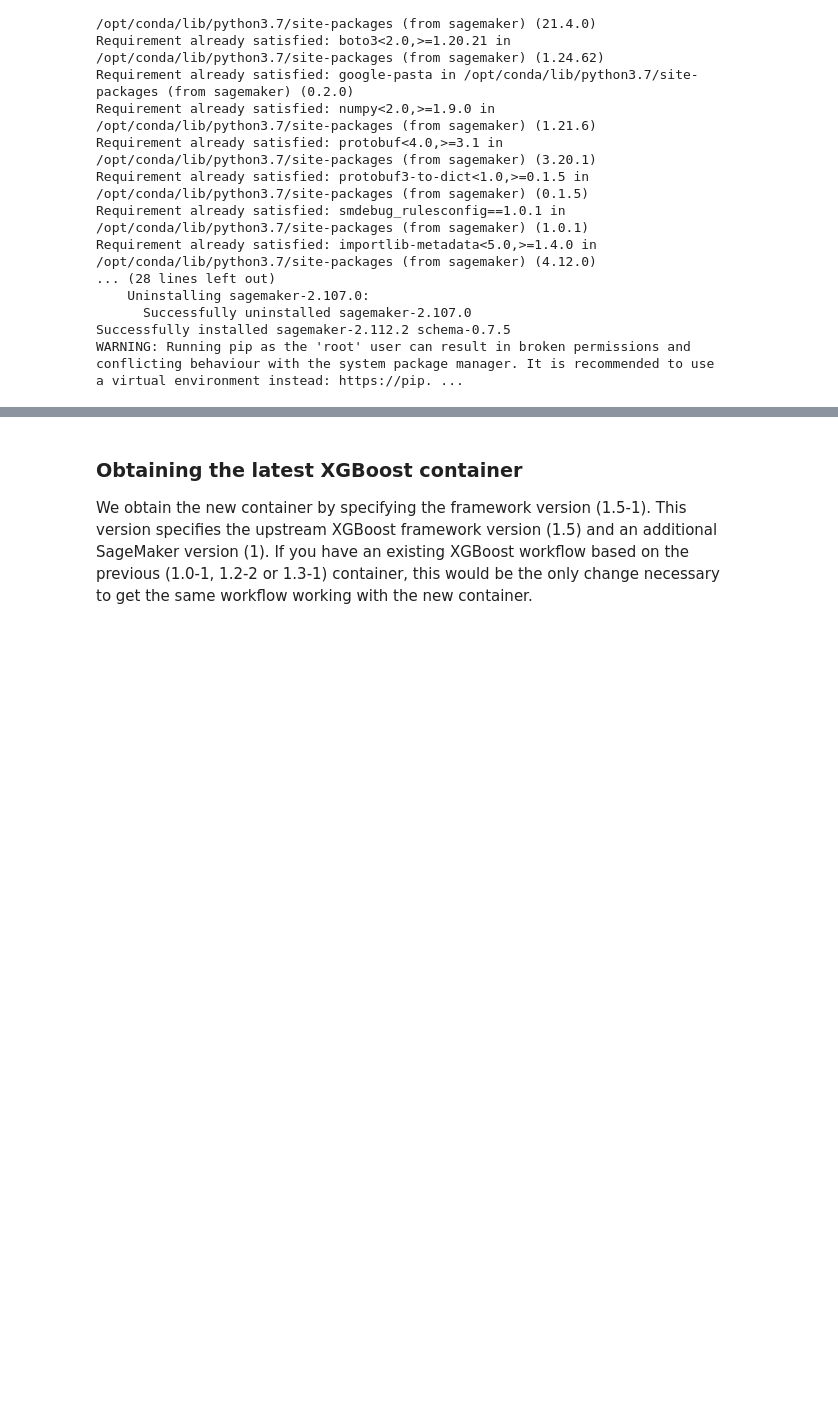
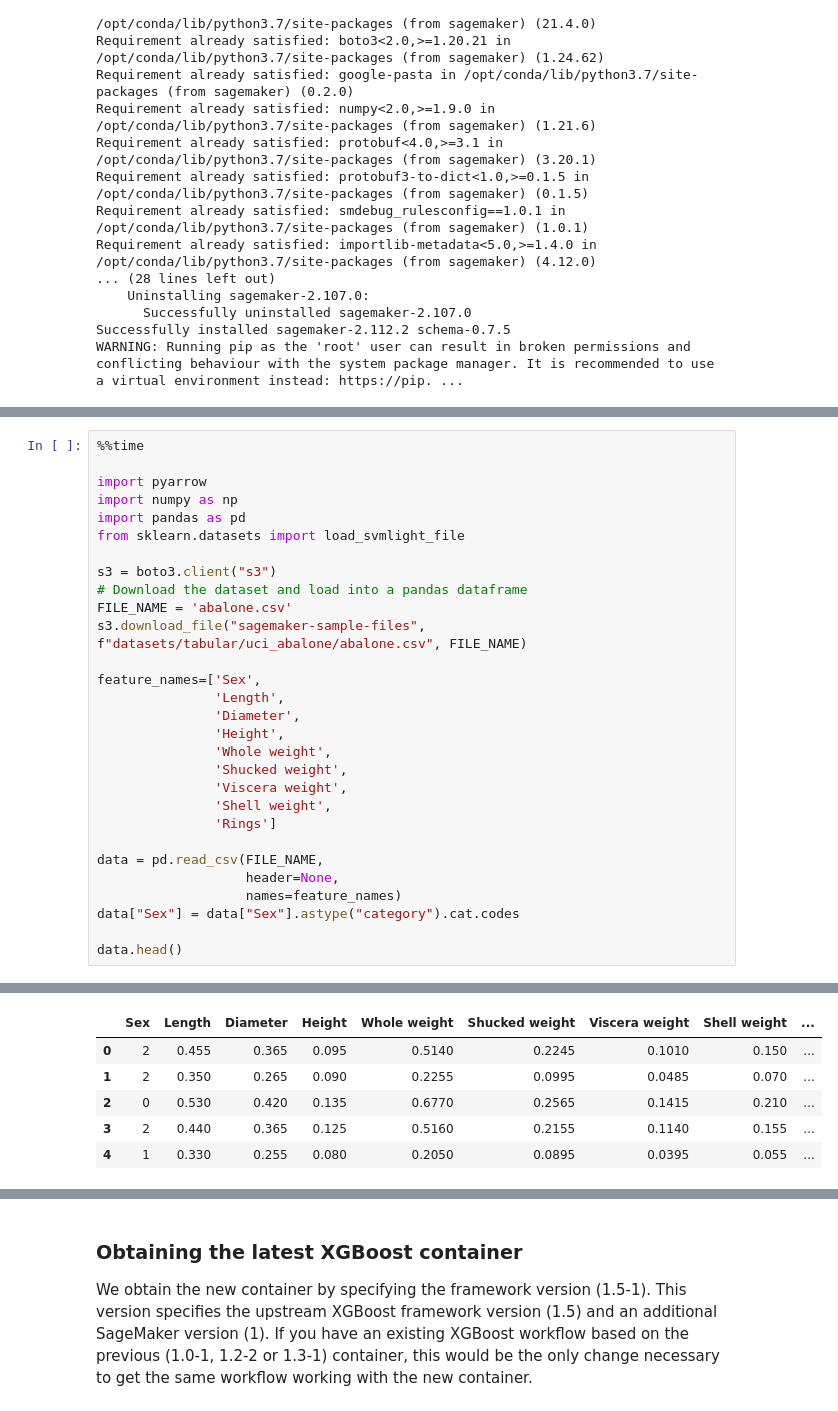
Before and after one commit to SherryXDing/yahoo-sagemaker-training, a Jupyter notebook: xgboost_builtin_distributed/xgboost_managed_spot_training.ipynb, the cells around one changed output, grey strips where cells are left out. Saved outputs shown, nothing was run; the diff lists cells and outputs as text; blank space fills up the shorter version.

```diff
--- a/xgboost_builtin_distributed/xgboost_managed_spot_training.ipynb
+++ b/xgboost_builtin_distributed/xgboost_managed_spot_training.ipynb
@@ -66,0 +54,30 @@ Wall time: 1.04 s
+# %%
+%%time
+
+import pyarrow
+import numpy as np
+import pandas as pd
+from sklearn.datasets import load_svmlight_file
+
+s3 = boto3.client("s3")
+# Download the dataset and load into a pandas dataframe
+FILE_NAME = 'abalone.csv'
+s3.download_file("sagemaker-sample-files", f"datasets/tabular/uci_abalone/abalone.csv", FILE_NAME)
+
+feature_names=['Sex',
+               'Length',
+               'Diameter',
+               'Height',
+               'Whole weight',
+               'Shucked weight',
+               'Viscera weight',
+               'Shell weight',
+               'Rings']
+
+data = pd.read_csv(FILE_NAME,
+                   header=None,
+                   names=feature_names)
+data["Sex"] = data["Sex"].astype("category").cat.codes
+
+data.head()
+# %% [output]
@@ -66,0 +86,6 @@ Wall time: 1.04 s
+|  | Sex | Length | Diameter | Height | Whole weight | Shucked weight | Viscera weight | Shell weight | ... |
+| 0 | 2 | 0.455 | 0.365 | 0.095 | 0.5140 | 0.2245 | 0.1010 | 0.150 | ... |
+| 1 | 2 | 0.350 | 0.265 | 0.090 | 0.2255 | 0.0995 | 0.0485 | 0.070 | ... |
+| 2 | 0 | 0.530 | 0.420 | 0.135 | 0.6770 | 0.2565 | 0.1415 | 0.210 | ... |
+| 3 | 2 | 0.440 | 0.365 | 0.125 | 0.5160 | 0.2155 | 0.1140 | 0.155 | ... |
+| 4 | 1 | 0.330 | 0.255 | 0.080 | 0.2050 | 0.0895 | 0.0395 | 0.055 | ... |
```
Also changed, not shown: parts of 14 cells of this notebook, 11 other files.
